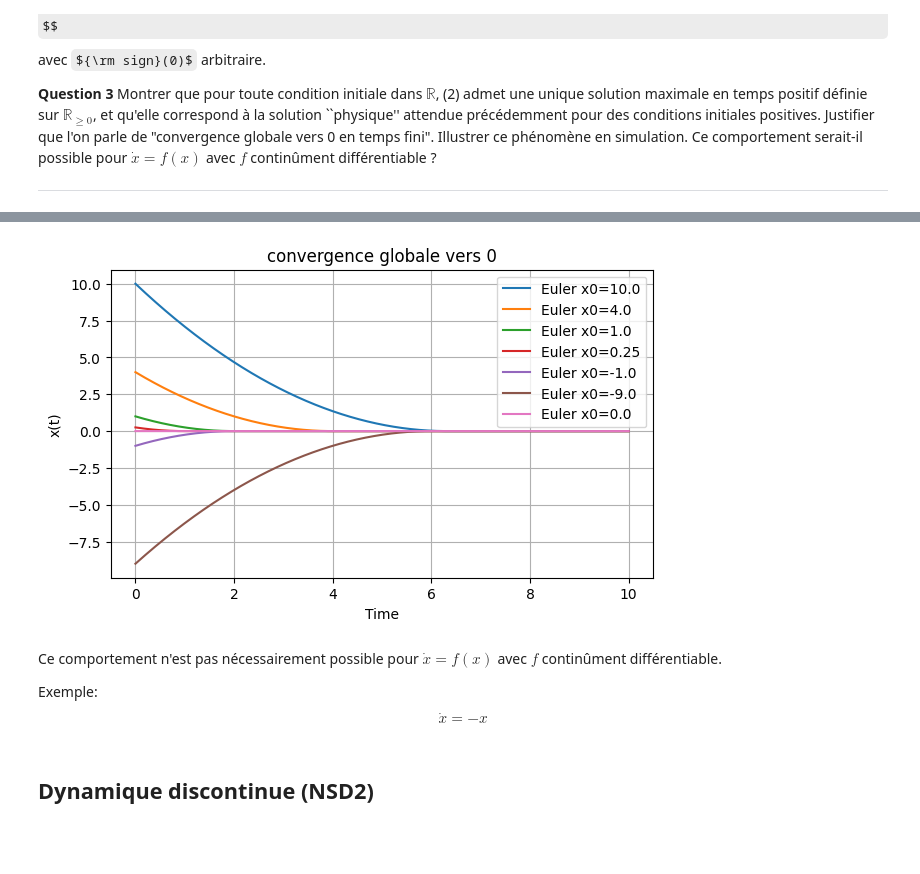
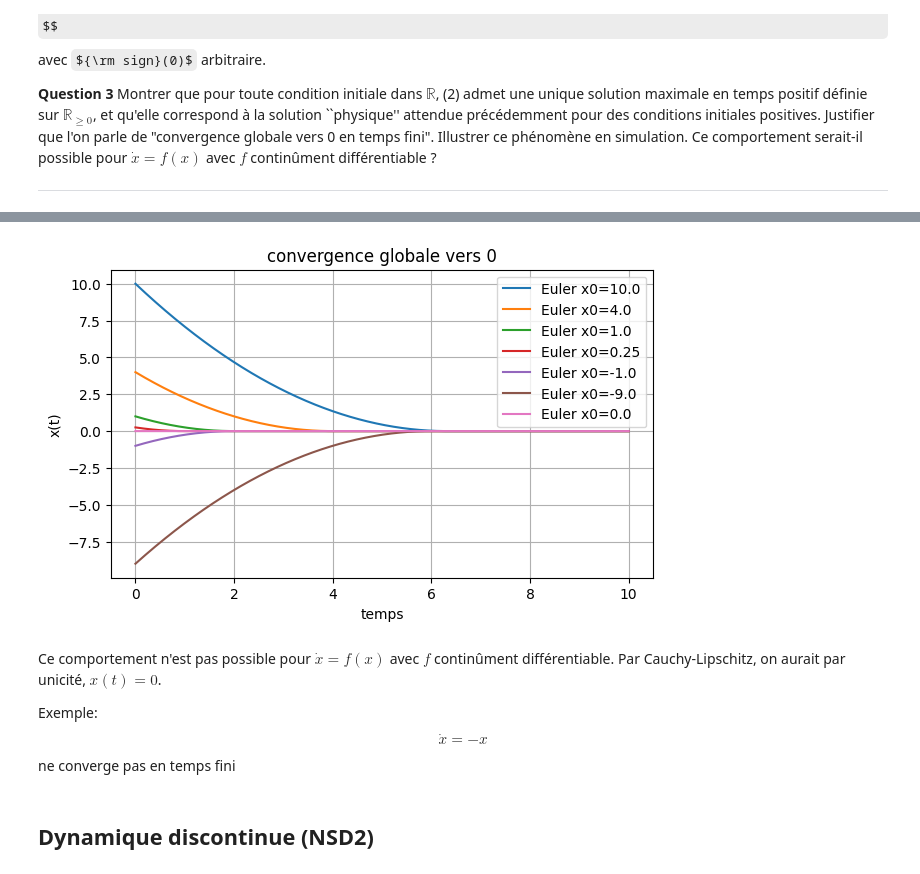
Before and after one commit to alexandrerinchet/Projet-maths-equa-diff, a Jupyter notebook: Projet - Equations Différentielles - 2025.ipynb, the cells around one changed output, grey strips where cells are left out. Saved outputs shown, nothing was run; the diff lists cells and outputs as text; code cells hidden in the pictures; some formulas as TeX source; blank space fills up the shorter version.

```diff
--- a/Projet - Equations Différentielles - 2025.ipynb
+++ b/Projet - Equations Différentielles - 2025.ipynb
@@ -176,31 +176,31 @@ C’est une convergence globale (valable pour toute condition initiale) vers $0$
 # %%
 def f2(x, t):
     if x > 0:
         return -np.sqrt(x)
     if x < 0:
         return np.sqrt(-x)
     return 0.0
 
-t0, tf, dt = 0.0, 10.0, 1e-3
+t0, tf, dt = 0.0, 10.0, 10**(-3)
 x0_list = [10.0, 4.0, 1.0, 0.25, -1.0, -9.0, 0.0]
 
 plt.figure()
 for x0 in x0_list:
     time, sol = euler_explicite(f2, x0, t0, tf, dt)
     plt.plot(time, sol, label=f"Euler x0={x0}")
 
-plt.xlabel("Time")
+plt.xlabel("temps")
 plt.ylabel("x(t)")
 plt.title("convergence globale vers 0")
-plt.grid(True)
+plt.grid()
 plt.legend()
 plt.show()
 # %% [output]
-[figure, old version]
+[figure, new version]
 # %% [markdown]
-Ce comportement n'est pas nécessairement possible pour $\dot{x}=f(x)$ avec $f$ continûment différentiable.
+Ce comportement n'est pas possible pour $\dot{x}=f(x)$ avec $f$ continûment différentiable. Par Cauchy-Lipschitz, on aurait par unicité, $x(t) = 0$.
 
-Exemple:$$\dot{x}=-x$$
+Exemple:$$\dot{x}=-x$$ ne converge pas en temps fini
 # %% [markdown]
 ## Dynamique discontinue (NSD2)
 # %% [markdown]
```
Also changed, not shown: parts of 4 cells of this notebook.
